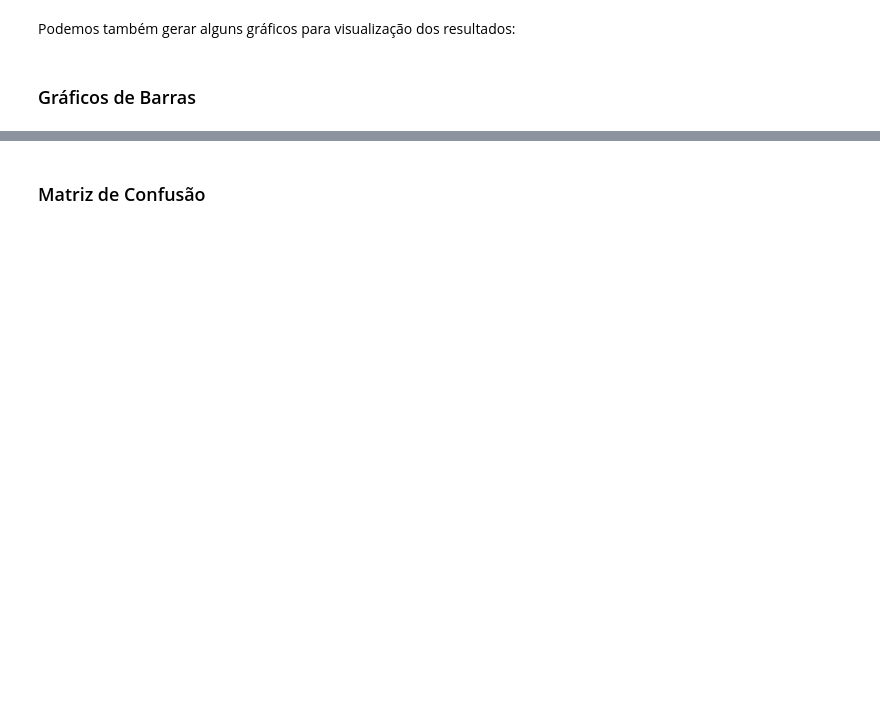
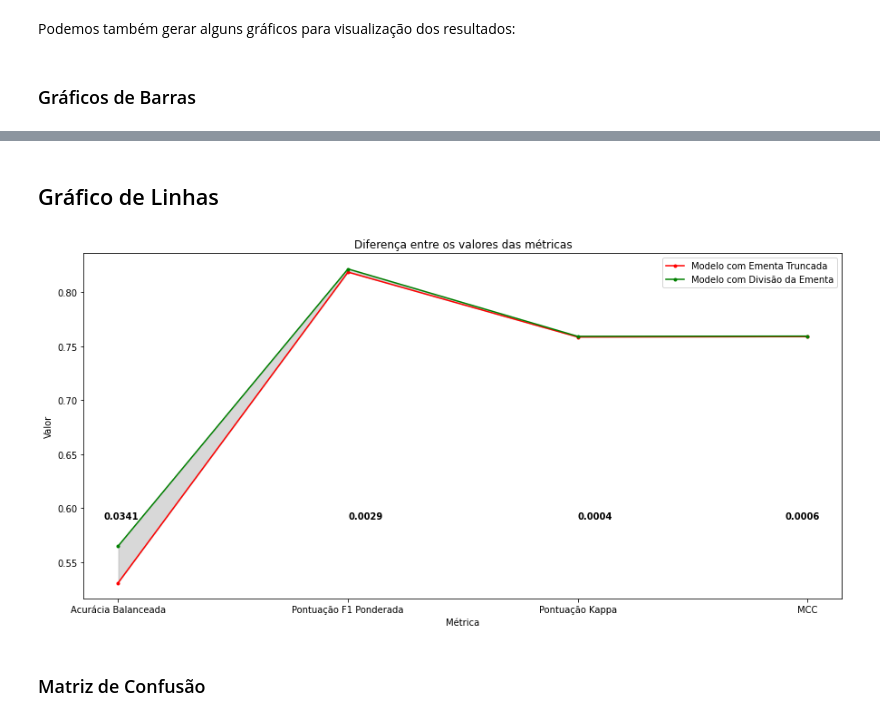
Before and after one commit to yurickyh/JudgementClassifier, a Jupyter notebook: model/Metrics.ipynb, the cells around one changed output, grey strips where cells are left out. Cells and saved outputs as stored; diff of their text form; code cells hidden in the pictures; blank space fills up the shorter version.

```diff
--- a/model/Metrics.ipynb
+++ b/model/Metrics.ipynb
@@ -344,0 +345,22 @@ Processual_Civil       0.79      0.46      0.58        48
+# %%
+truncated_metrics = {"Average Accuracy": accuracy_score(truncated_classifications['True Label'], truncated_classifications['Predicted Label']),
+                     "Weighted Precision": precision_score(truncated_classifications['True Label'], truncated_classifications['Predicted Label'], average='weighted'),
+                     "Weighted Recall": recall_score(truncated_classifications['True Label'], truncated_classifications['Predicted Label'], average='weighted'),
+                     "Weighted F1 Score": f1_score(truncated_classifications['True Label'], truncated_classifications['Predicted Label'], average='weighted'),
+                     "Balanced Accuracy": balanced_accuracy_score(truncated_classifications['True Label'], truncated_classifications['Predicted Label']),
+                     "Cohen Kappa Score": cohen_kappa_score(truncated_classifications['True Label'], truncated_classifications['Predicted Label']),
+                     "Matthews Correlation Coefficient": matthews_corrcoef(truncated_classifications['True Label'], truncated_classifications['Predicted Label'])}
+word_batches_metrics = {"Average Accuracy": accuracy_score(word_batches_classifications['True Label'], word_batches_classifications['Predicted Label']),
+                     "Weighted Precision": precision_score(word_batches_classifications['True Label'], word_batches_classifications['Predicted Label'], average='weighted'),
+                     "Weighted Recall": recall_score(word_batches_classifications['True Label'], word_batches_classifications['Predicted Label'], average='weighted'),
+                     "Weighted F1 Score": f1_score(word_batches_classifications['True Label'], word_batches_classifications['Predicted Label'], average='weighted'),
+                     "Balanced Accuracy": balanced_accuracy_score(word_batches_classifications['True Label'], word_batches_classifications['Predicted Label']),
+                     "Cohen Kappa Score": cohen_kappa_score(word_batches_classifications['True Label'], word_batches_classifications['Predicted Label']),
+                     "Matthews Correlation Coefficient": matthews_corrcoef(word_batches_classifications['True Label'], word_batches_classifications['Predicted Label'])}
+front_back_metrics = {"Average Accuracy": accuracy_score(front_back_classifications['True Label'], front_back_classifications['Predicted Label']),
+                     "Weighted Precision": precision_score(front_back_classifications['True Label'], front_back_classifications['Predicted Label'], average='weighted'),
+                     "Weighted Recall": recall_score(front_back_classifications['True Label'], front_back_classifications['Predicted Label'], average='weighted'),
+                     "Weighted F1 Score": f1_score(front_back_classifications['True Label'], front_back_classifications['Predicted Label'], average='weighted'),
+                     "Balanced Accuracy": balanced_accuracy_score(front_back_classifications['True Label'], front_back_classifications['Predicted Label']),
+                     "Cohen Kappa Score": cohen_kappa_score(front_back_classifications['True Label'], front_back_classifications['Predicted Label']),
+                     "Matthews Correlation Coefficient": matthews_corrcoef(front_back_classifications['True Label'], front_back_classifications['Predicted Label'])}
@@ -476,3 +538,24 @@ plt.show()
+# %% [markdown]
+## Gráfico de Linhas
+# %%
+plt.figure(figsize=(15,7))
+x = ['Acurácia Balanceada', 'Pontuação F1 Ponderada', 'Pontuação Kappa', 'MCC']
+y1 = [truncated_metrics['Balanced Accuracy'], truncated_metrics['Weighted F1 Score'], truncated_metrics['Cohen Kappa Score'], truncated_metrics['Matthews Correlation Coefficient']]
+y2 = [front_back_metrics['Balanced Accuracy'], front_back_metrics['Weighted F1 Score'], front_back_metrics['Cohen Kappa Score'], front_back_metrics['Matthews Correlation Coefficient']]
+plt.plot(x, y1, label='Modelo com Ementa Truncada', color='red', marker='.')
+plt.plot(x, y2, label='Modelo com Divisão da Ementa', color='green', marker='.')
+plt.fill_between(x, y1, y2, color="grey", alpha=.3)
+plt.text(-0.065, .59, "0.0341", fontweight='bold')
+plt.text(1, .59, "0.0029", fontweight='bold')
+plt.text(2, .59, "0.0004", fontweight='bold')
+plt.text(2.9, .59, "0.0006", fontweight='bold')
+plt.title('Diferença entre os valores das métricas')
+plt.xlabel('Métrica')
+plt.ylabel('Valor')
+plt.legend()
+plt.show()
+# %% [output]
+[figure, added]
 # %% [markdown]
 ### Matriz de Confusão
 # %%
```
Also changed, not shown: parts of 16 cells of this notebook.
